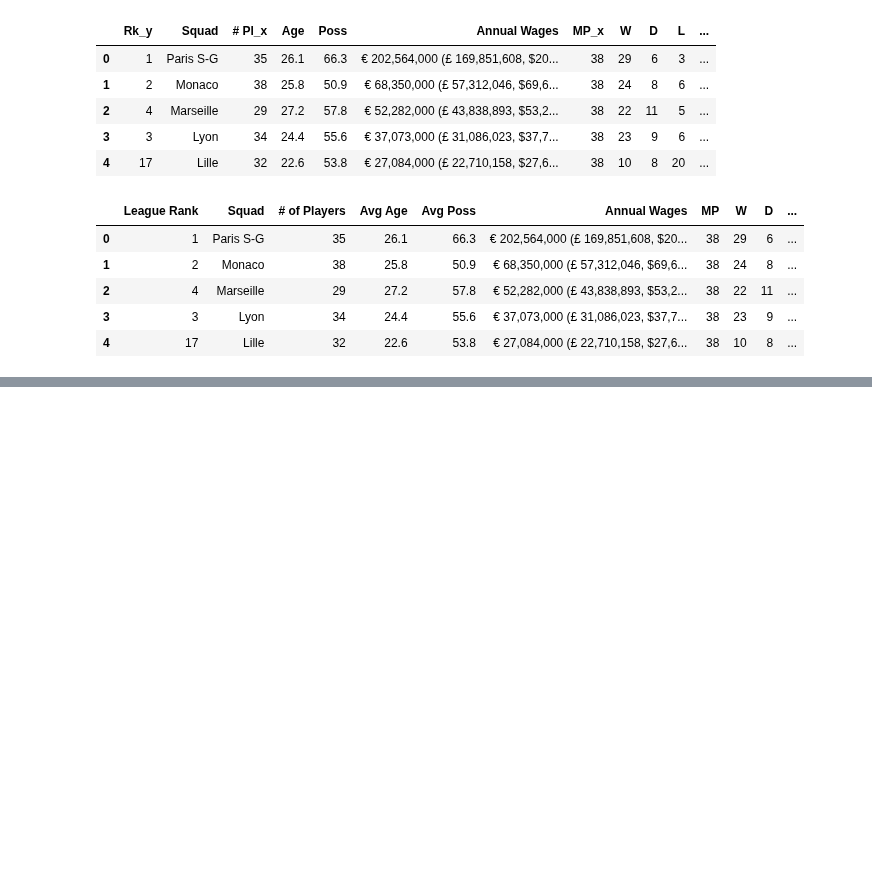
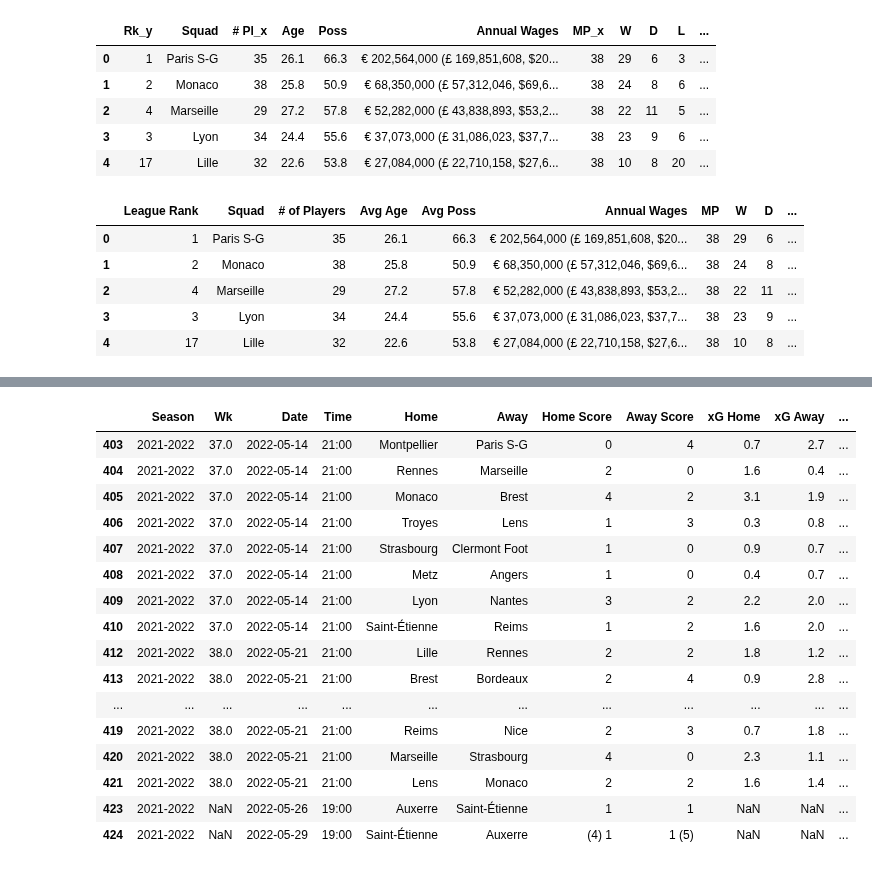
Before and after one commit to GurpreetChugh/Project-Football, a Jupyter notebook: Ligue1_Project_Football.ipynb, the cells around one changed output, grey strips where cells are left out. Cells and saved outputs as stored; diff of their text form; code cells hidden in the pictures; blank space fills up the shorter version.

```diff
--- a/Ligue1_Project_Football.ipynb
+++ b/Ligue1_Project_Football.ipynb
@@ -316,0 +413,4 @@ See the caveats in the documentation: https://pandas.pydata.org/pandas-docs/stab
+# %%
+# Rename Columns
+Ligue1_all_seasons_matches_df = Ligue1_all_seasons_matches_df.rename(columns={ 'xG': 'xG Home', 'xG.1': 'xG Away'})
+Ligue1_all_seasons_matches_df.info()
@@ -316,0 +435,25 @@ See the caveats in the documentation: https://pandas.pydata.org/pandas-docs/stab
+# %%
+#Create Calculated Columns
+Ligue1_all_seasons_matches_df['xG Diff'] = Ligue1_all_seasons_matches_df['xG Home'] - Ligue1_all_seasons_matches_df['xG Away']
+#Ligue1_all_seasons_matches_df["Home Score"].value_counts()
+#Ligue1_all_seasons_matches_df["Away Score"].value_counts()
+
+Ligue1_all_seasons_matches_df.tail(20)
+# %% [output]
+|  | Season | Wk | Date | Time | Home | Away | Home Score | Away Score | xG Home | xG Away | ... |
+| 403 | 2021-2022 | 37.0 | 2022-05-14 | 21:00 | Montpellier | Paris S-G | 0 | 4 | 0.7 | 2.7 | ... |
+| 404 | 2021-2022 | 37.0 | 2022-05-14 | 21:00 | Rennes | Marseille | 2 | 0 | 1.6 | 0.4 | ... |
+| 405 | 2021-2022 | 37.0 | 2022-05-14 | 21:00 | Monaco | Brest | 4 | 2 | 3.1 | 1.9 | ... |
+| 406 | 2021-2022 | 37.0 | 2022-05-14 | 21:00 | Troyes | Lens | 1 | 3 | 0.3 | 0.8 | ... |
+| 407 | 2021-2022 | 37.0 | 2022-05-14 | 21:00 | Strasbourg | Clermont Foot | 1 | 0 | 0.9 | 0.7 | ... |
+| 408 | 2021-2022 | 37.0 | 2022-05-14 | 21:00 | Metz | Angers | 1 | 0 | 0.4 | 0.7 | ... |
+| 409 | 2021-2022 | 37.0 | 2022-05-14 | 21:00 | Lyon | Nantes | 3 | 2 | 2.2 | 2.0 | ... |
+| 410 | 2021-2022 | 37.0 | 2022-05-14 | 21:00 | Saint-Étienne | Reims | 1 | 2 | 1.6 | 2.0 | ... |
+| 412 | 2021-2022 | 38.0 | 2022-05-21 | 21:00 | Lille | Rennes | 2 | 2 | 1.8 | 1.2 | ... |
+| 413 | 2021-2022 | 38.0 | 2022-05-21 | 21:00 | Brest | Bordeaux | 2 | 4 | 0.9 | 2.8 | ... |
+| ... | ... | ... | ... | ... | ... | ... | ... | ... | ... | ... | ... |
+| 419 | 2021-2022 | 38.0 | 2022-05-21 | 21:00 | Reims | Nice | 2 | 3 | 0.7 | 1.8 | ... |
+| 420 | 2021-2022 | 38.0 | 2022-05-21 | 21:00 | Marseille | Strasbourg | 4 | 0 | 2.3 | 1.1 | ... |
+| 421 | 2021-2022 | 38.0 | 2022-05-21 | 21:00 | Lens | Monaco | 2 | 2 | 1.6 | 1.4 | ... |
+| 423 | 2021-2022 | NaN | 2022-05-26 | 19:00 | Auxerre | Saint-Étienne | 1 | 1 | NaN | NaN | ... |
+| 424 | 2021-2022 | NaN | 2022-05-29 | 19:00 | Saint-Étienne | Auxerre | (4) 1 | 1 (5) | NaN | NaN | ... |
```
Also changed, not shown: parts of 23 cells of this notebook.
